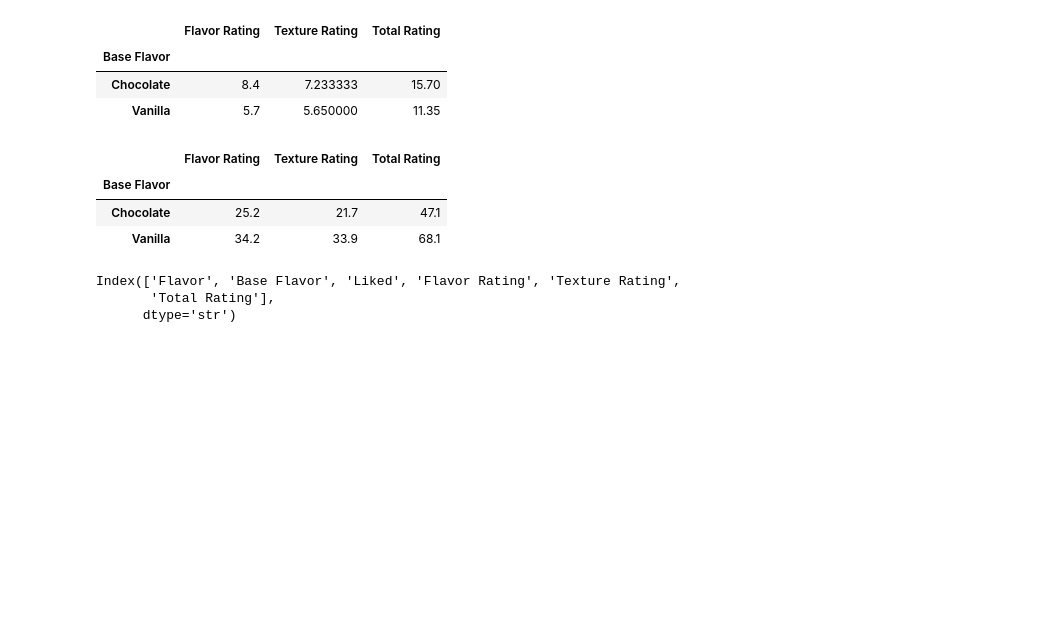
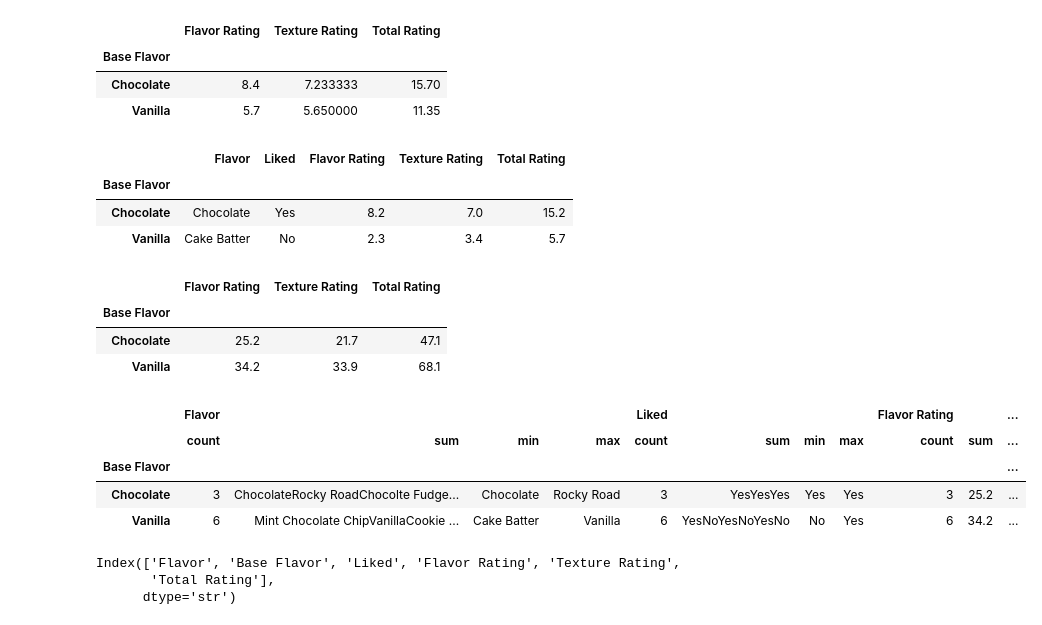
Before and after one commit to gmseong/BAM5103, a Jupyter notebook: flavors.ipynb, the cells around one changed output. Saved outputs shown, nothing was run; the diff lists cells and outputs as text; code cells hidden in the pictures; blank space fills up the shorter version.

Commit message:
Finished Group by and Aggregate Functions

```diff
--- a/flavors.ipynb
+++ b/flavors.ipynb
@@ -77,14 +77,29 @@ df.groupby("Base Flavor").mean(numeric_only=True)
 ## Let's discover some popular aggregate statistics like count, sum, min, max. Notice that text columns will appear with min and max as well
 
 grouped_df.min()
-grouped_df.sum(numeric_only=True)
+
 
 ## Success? Commit changes to the repository!
 # %% [output]
-|  | Flavor Rating | Texture Rating | Total Rating |
-| Base Flavor |  |  |  |
-| Chocolate | 25.2 | 21.7 | 47.1 |
-| Vanilla | 34.2 | 33.9 | 68.1 |
+|  | Flavor | Liked | Flavor Rating | Texture Rating | Total Rating |
+| Base Flavor |  |  |  |  |  |
+| Chocolate | Chocolate | Yes | 8.2 | 7.0 | 15.2 |
+| Vanilla | Cake Batter | No | 2.3 | 3.4 | 5.7 |
+# %%
+grouped_df.sum(numeric_only=True)
+# %% [output]
+|  | Flavor Rating | Texture Rating | Total Rating |
+| Base Flavor |  |  |  |
+| Chocolate | 25.2 | 21.7 | 47.1 |
+| Vanilla | 34.2 | 33.9 | 68.1 |
+# %%
+grouped_df.agg(['count', 'sum', 'min', 'max'])
+# %% [output]
+|  | Flavor |  |  |  | Liked |  |  |  | Flavor Rating |  | ... |
+|  | count | sum | min | max | count | sum | min | max | count | sum | ... |
+| Base Flavor |  |  |  |  |  |  |  |  |  |  | ... |
+| Chocolate | 3 | ChocolateRocky RoadChocolte Fudge... | Chocolate | Rocky Road | 3 | YesYesYes | Yes | Yes | 3 | 25.2 | ... |
+| Vanilla | 6 | Mint Chocolate ChipVanillaCookie ... | Cake Batter | Vanilla | 6 | YesNoYesNoYesNo | No | Yes | 6 | 34.2 | ... |
 # %%
 df.columns
 # %% [output]
```
Also changed, not shown: parts of 3 cells of this notebook.
